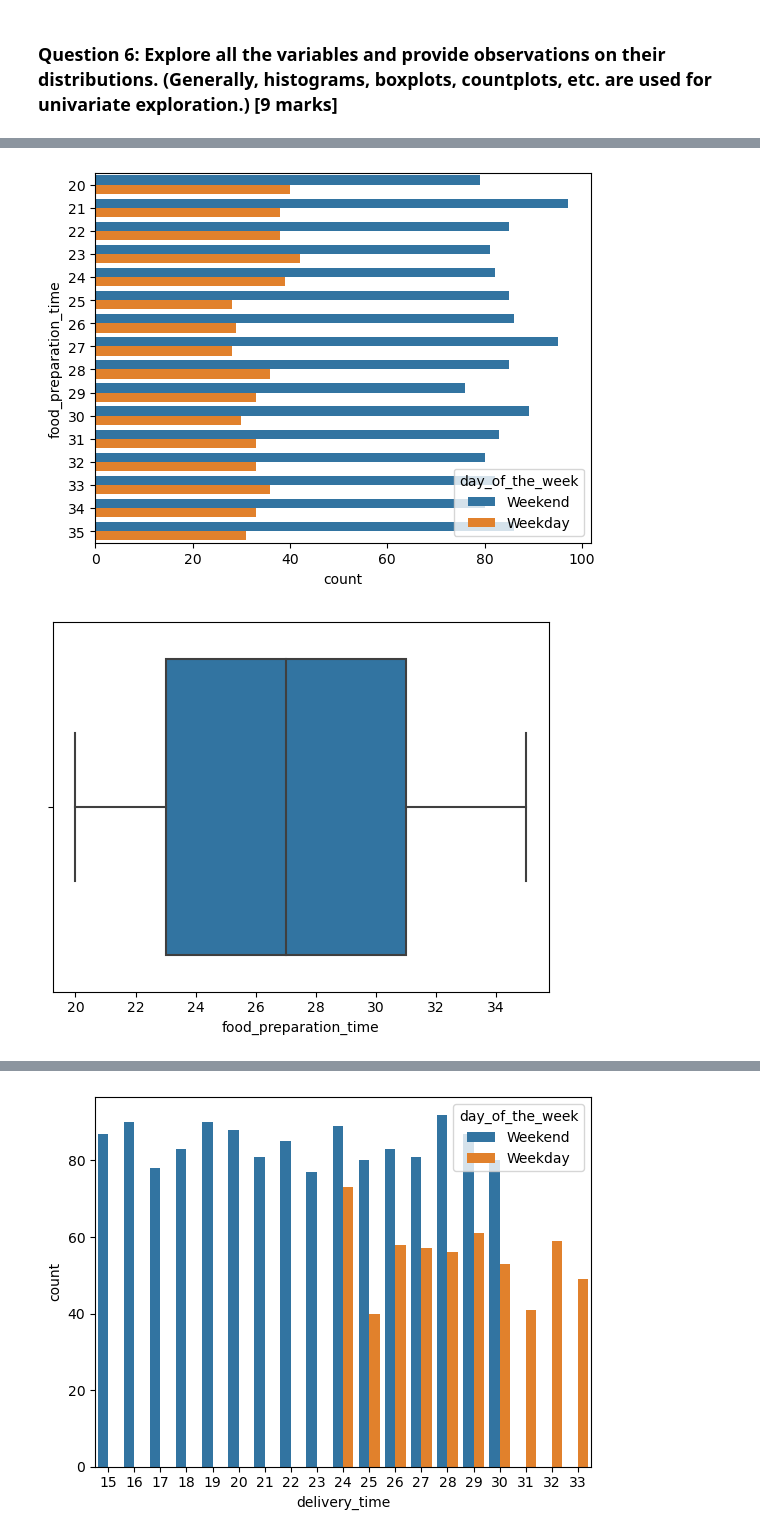
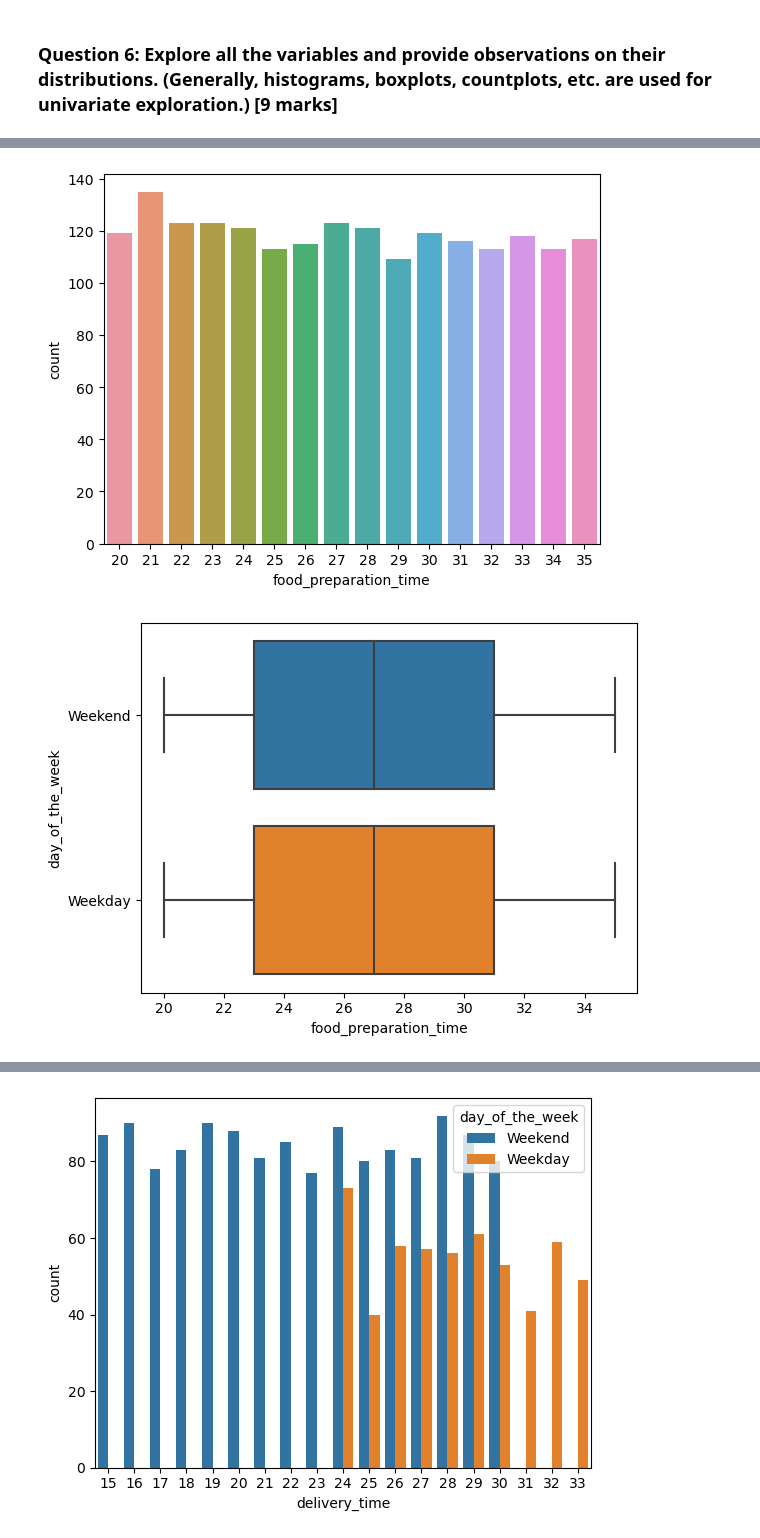
Before and after one commit to Drew75austin/FoodhubProject, a Jupyter notebook: PYF_Project_LearnerNotebook_FullCode.ipynb, the cells around one changed output, grey strips where cells are left out. Cells and saved outputs as stored; diff of their text form; code cells hidden in the pictures.

```diff
--- a/PYF_Project_LearnerNotebook_FullCode.ipynb
+++ b/PYF_Project_LearnerNotebook_FullCode.ipynb
@@ -174,11 +181,11 @@ df['rating'].isnull().sum()
 
 sns.countplot(data=df,y='cuisine_type')
 plt.show()
-sns.histplot(data=df,x='day_of_the_week',binwidth=3)
+sns.histplot(data=df,x='food_preparation_time', hue='day_of_the_week',binwidth=6)
 plt.show()
-sns.countplot(data=df, x='food_preparation_time', hue='day_of_the_week')
+sns.countplot(data=df, x='food_preparation_time')
 plt.show()
-sns.boxplot(data=df,x='food_preparation_time', hue='day_of_the_week')
+sns.boxplot(data=df,x='food_preparation_time', y='day_of_the_week')
 plt.show()
 sns.boxplot(data=df,x='customer_id')
 plt.show()
@@ -188,5 +195,5 @@ plt.show()
-[figure, old version]
+[figure, new version]
-[figure, old version]
+[figure, new version]
 [figure]
 # %%
 sns.countplot(data=df,x='delivery_time', hue='day_of_the_week')
```
Also changed, not shown: parts of 5 cells of this notebook.
